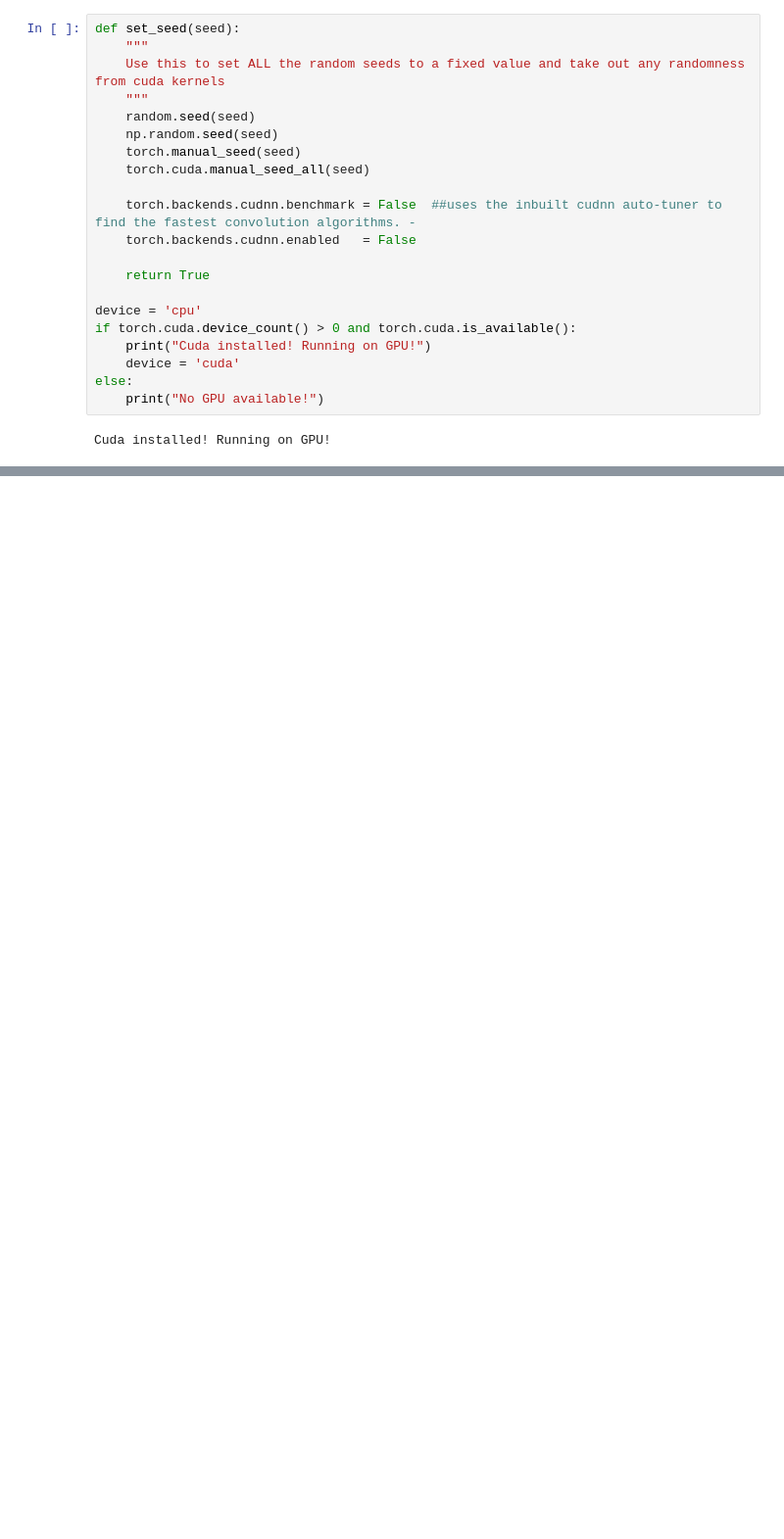
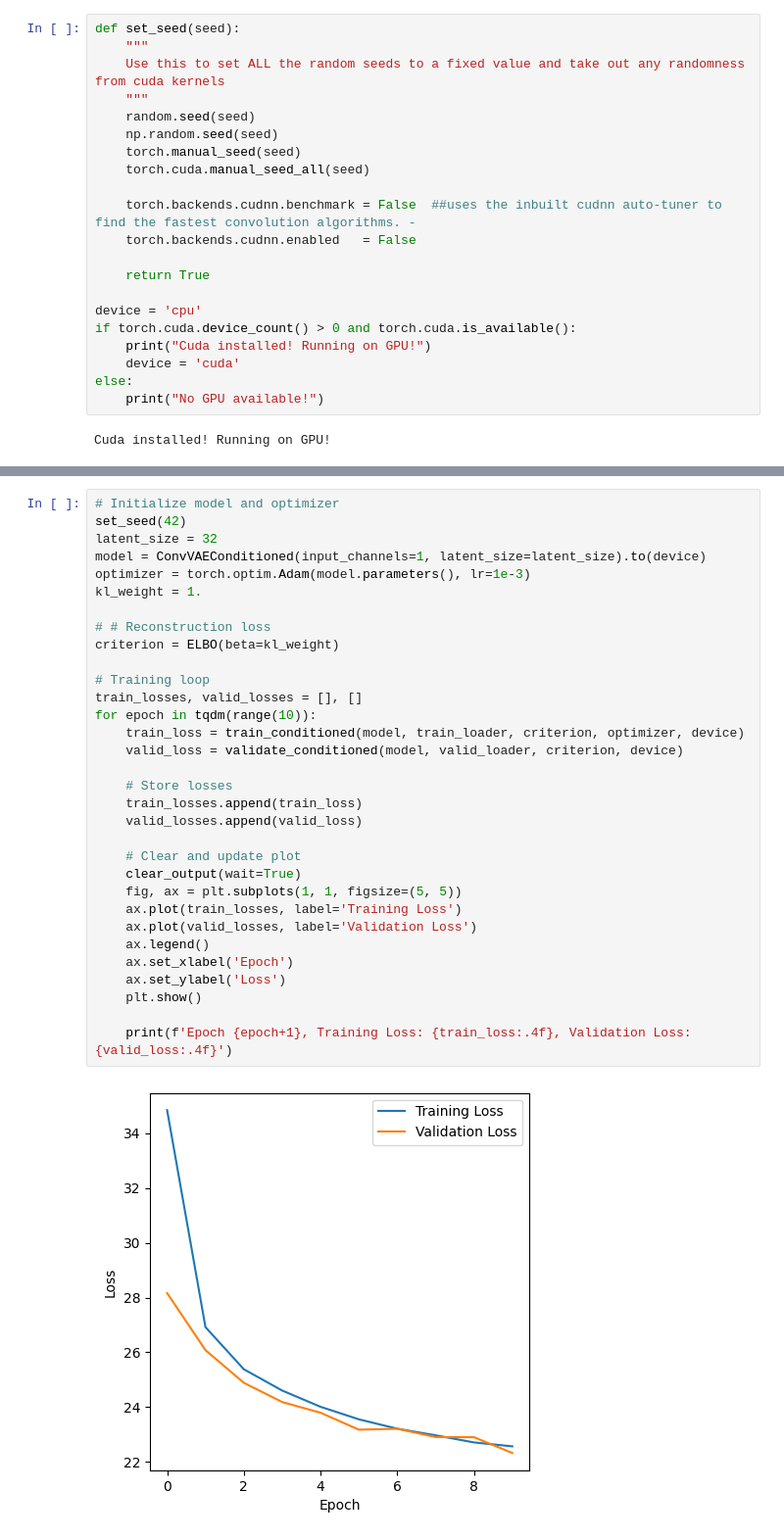
Before and after one commit to ada-jt1725/deep-learning, a Jupyter notebook: Day07-VAEs/Day07-VAEs_afternoon_solutions.ipynb, the cells around one changed output, grey strips where cells are left out. Shown at 98% size. Cells and saved outputs as stored; diff of their text form; blank space fills up the shorter version.

```diff
--- a/Day07-VAEs/Day07-VAEs_afternoon_solutions.ipynb
+++ b/Day07-VAEs/Day07-VAEs_afternoon_solutions.ipynb
@@ -773,0 +537,34 @@ torch.Size([64, 1, 28, 28])
+# %%
+# Initialize model and optimizer
+set_seed(42)
+latent_size = 32
+model = ConvVAEConditioned(input_channels=1, latent_size=latent_size).to(device)
+optimizer = torch.optim.Adam(model.parameters(), lr=1e-3)
+kl_weight = 1.
+
+# # Reconstruction loss
+criterion = ELBO(beta=kl_weight)
+
+# Training loop
+train_losses, valid_losses = [], []
+for epoch in tqdm(range(10)):
+    train_loss = train_conditioned(model, train_loader, criterion, optimizer, device)
+    valid_loss = validate_conditioned(model, valid_loader, criterion, device)
+
+    # Store losses
+    train_losses.append(train_loss)
+    valid_losses.append(valid_loss)
+
+    # Clear and update plot
+    clear_output(wait=True)
+    fig, ax = plt.subplots(1, 1, figsize=(5, 5))
+    ax.plot(train_losses, label='Training Loss')
+    ax.plot(valid_losses, label='Validation Loss')
+    ax.legend()
+    ax.set_xlabel('Epoch')
+    ax.set_ylabel('Loss')
+    plt.show()
+
+    print(f'Epoch {epoch+1}, Training Loss: {train_loss:.4f}, Validation Loss: {valid_loss:.4f}')
+# %% [output]
+[figure, added]
```
Also changed, not shown: parts of 64 cells of this notebook, 10 other files.
